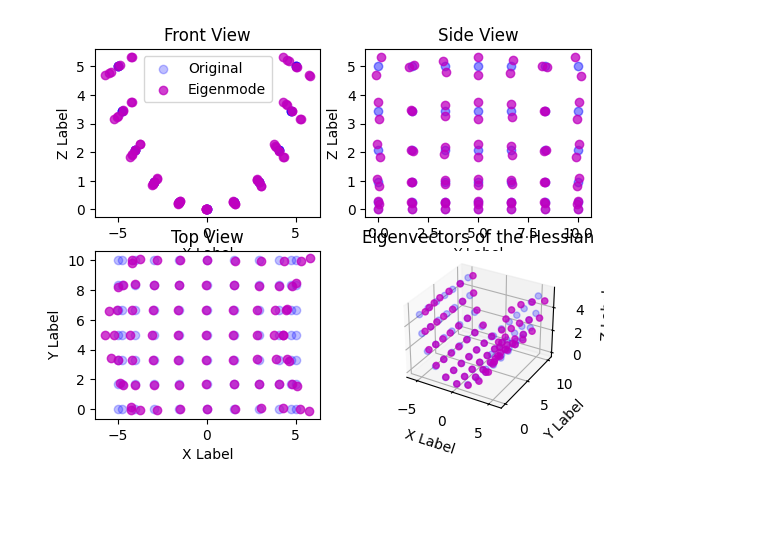
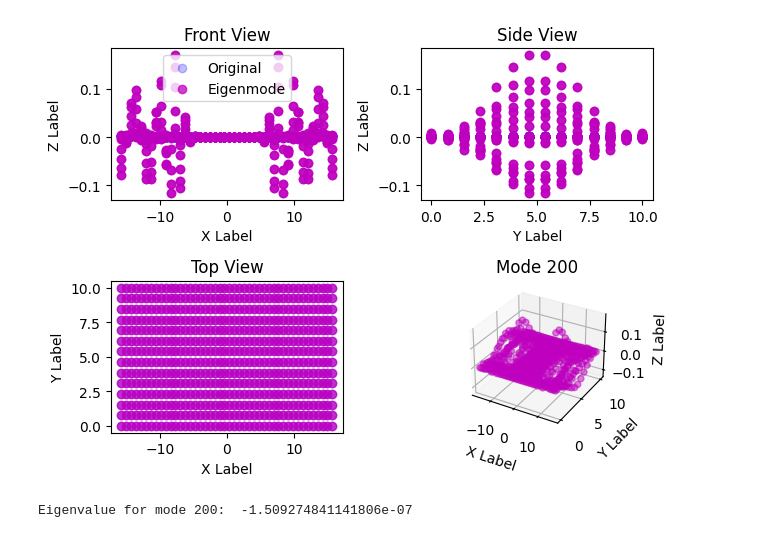
Before and after one commit to JJkrokoder/hydrodynamic_int, a Jupyter notebook: examples/hp_diag/HP_modes.ipynb, the cells around one changed output. Cells and saved outputs as stored; diff of their text form; code cells hidden in the pictures; blank space fills up the shorter version.

```diff
--- a/examples/hp_diag/HP_modes.ipynb
+++ b/examples/hp_diag/HP_modes.ipynb
@@ -104,8 +104,7 @@ def create3dviewsp(ax, positions : list, eigenmode: np.ndarray):
     x_eigen = [pos[0] + eigenmode[i][0] for i, pos in enumerate(positions)]
     y_eigen = [pos[1] + eigenmode[i][1] for i, pos in enumerate(positions)]
     z_eigen = [pos[2] + eigenmode[i][2] for i, pos in enumerate(positions)]
-    ax.scatter(x, y, z, c='b', marker='o', alpha=0.25, label='Original')
-    ax.scatter(x_eigen, y_eigen, z_eigen, c='m', marker='o', alpha=0.75, label='Eigenmode')
+    ax.scatter(x_eigen, y_eigen, z_eigen, c='m', marker='o', alpha=0.5)
     ax.set_xlabel('X Label')
     ax.set_ylabel('Y Label')
     ax.set_zlabel('Z Label')
@@ -131,7 +130,31 @@ def graph_mode (positions : list, eigenmode: np.ndarray, title : str =None):
     create3dviewsp(ax, positions, eigenmode)
     if title:
         plt.title(title)
+    plt.tight_layout()
     plt.show()
+
+def graph_mode_surface (positions : list, eigenmode: np.ndarray, title : str =None):
+    """
+    Graph a 3D surface that fits the eigenmode positions of particles in a 3D space.
+    :param positions: A list of tuples containing the x, y and z coordinates of each particle.
+    :param eigenmode: A numpy array containing the eigenmode displacements data in (nparticles, 3) format.
+    :param title: The title of the graph.
+    """
+    fig = plt.figure()
+    ax = fig.add_subplot(111, projection='3d')
+    x = [pos[0] for pos in positions]
+    y = [pos[1] for pos in positions]
+    z = [pos[2] for pos in positions]
+    x_eigen = [pos[0] + eigenmode[i][0] for i, pos in enumerate(positions)]
+    y_eigen = [pos[1] + eigenmode[i][1] for i, pos in enumerate(positions)]
+    z_eigen = [pos[2] + eigenmode[i][2] for i, pos in enumerate(positions)]
+    ax.plot_trisurf(x_eigen, y_eigen, z_eigen, color='m', alpha=0.5)
+    ax.set_xlabel('X Label')
+    ax.set_ylabel('Y Label')
+    ax.set_zlabel('Z Label')
+    if title:
+        plt.title(title)
+    plt.show()
 # %%
 
 
@@ -184,4 +207,9 @@ plot_eigenvalues(eigenvalues, title="Eigenvalues of Hessian")
 # %%
-graph_mode(positions, eigenvectors[10,:,:]*3, title="Eigenvectors of the Hessian")
+mode = 200
-# %% [output]
-[figure, removed]
+# %%
+
+graph_mode(positions, eigenvectors[mode,:,:], title=f"Mode {mode}")
+print(f"Eigenvalue for mode {mode}: ", eigenvalues[mode])
+# %% [output]
+[figure, added]
+Eigenvalue for mode 200:  -1.509274841141806e-07
```
Also changed, not shown: parts of 6 cells of this notebook, 1 other file.
